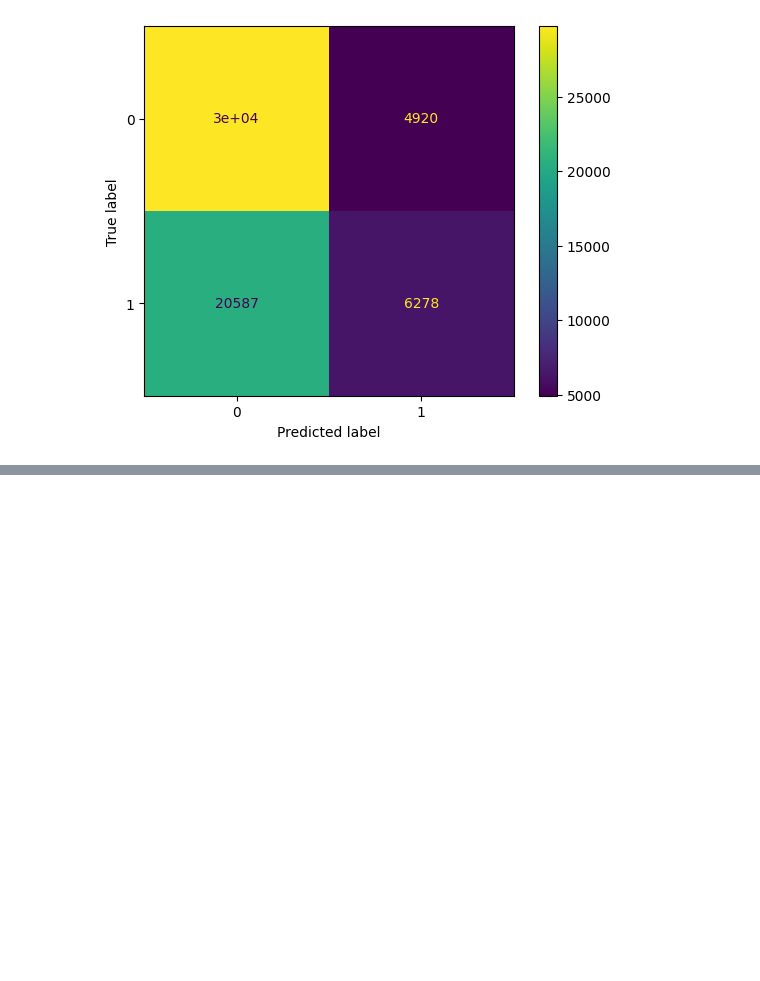
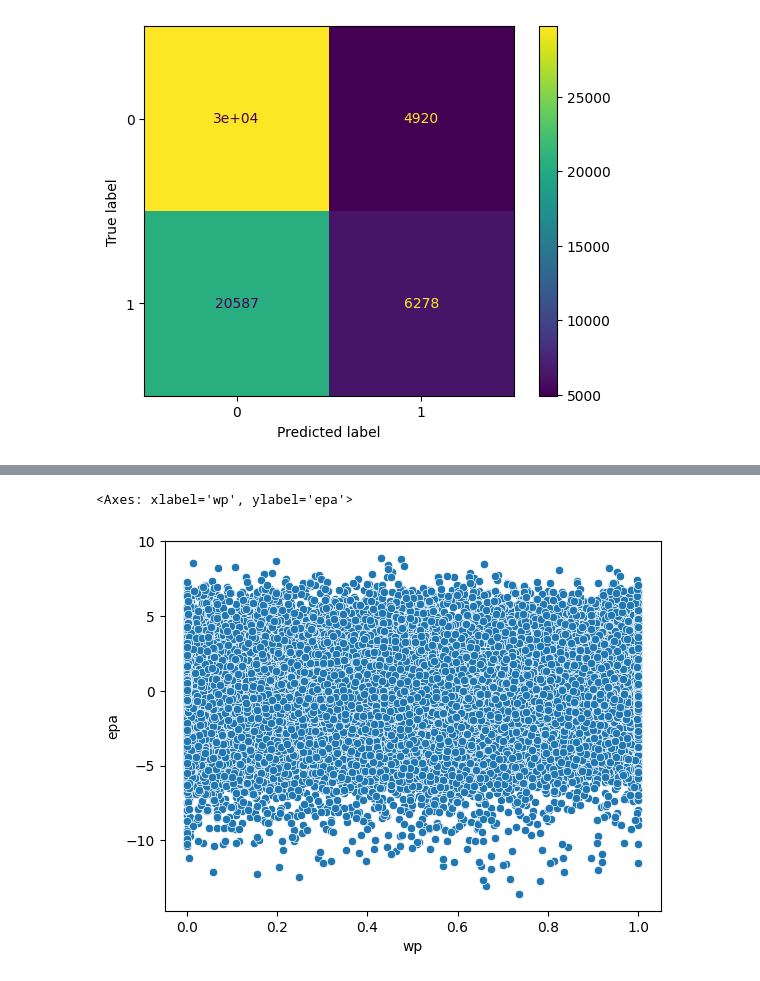
Before and after one commit to colin-seiler/NFL_SuccessWatch, a Jupyter notebook: notebooks/eda4.ipynb, the cells around one changed output, grey strips where cells are left out. Saved outputs shown, nothing was run; the diff lists cells and outputs as text; code cells hidden in the pictures; blank space fills up the shorter version.

```diff
--- a/notebooks/eda4.ipynb
+++ b/notebooks/eda4.ipynb
@@ -166,0 +181,5 @@ weighted avg       0.58      0.59      0.54     61516
+# %%
+sns.scatterplot(df, x='wp',y='epa')
+# %% [output]
+<Axes: xlabel='wp', ylabel='epa'>
+[figure, added]
```
Also changed, not shown: parts of 40 cells of this notebook, 1 other file.
